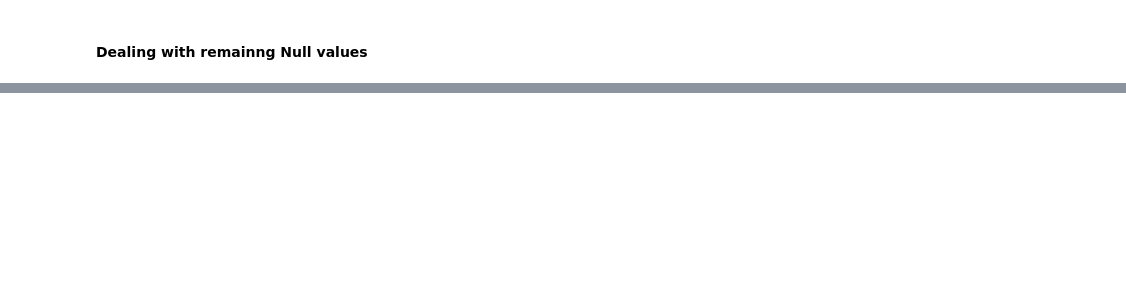
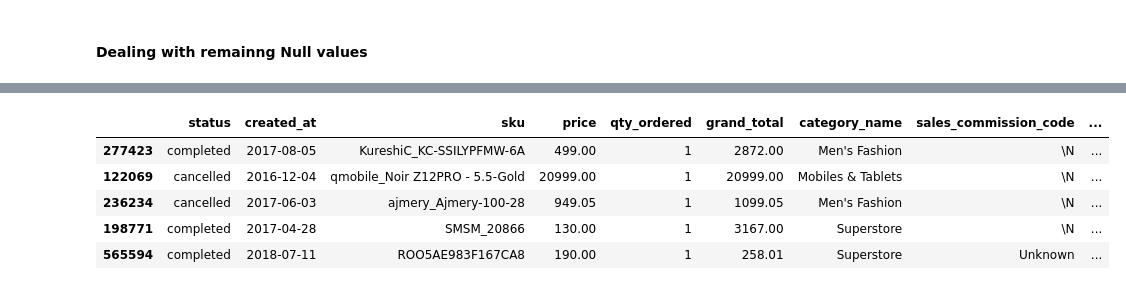
Before and after one commit to alikhanloodhe/Exploratory-and-Explanatory-Data-Analaysis-Data-Visualization, a Jupyter notebook: analysis_Pakistan_e-commerce.ipynb, the cells around one changed output, grey strips where cells are left out. Drawn from its saved outputs; the diff is of its cells as text; code cells hidden in the pictures; blank space fills up the shorter version.

```diff
--- a/analysis_Pakistan_e-commerce.ipynb
+++ b/analysis_Pakistan_e-commerce.ipynb
@@ -309,0 +345,7 @@ df.describe()
+# %%
+# Impouting category names from sku using mode technique
+df['category_name'] = df.groupby('sku')['category_name']\
+                          .transform(lambda x: x.fillna(x.mode()[0] if not x.mode().empty else np.nan))
+# %%
+# For those missing valeus where the sku can't determine the category name cuz we can't find any similar sku with same category
+df['category_name'] = df['category_name'].fillna('Other')
@@ -309,0 +392,29 @@ df.describe()
+# %%
+df['status'] = df['status'].astype(str).str.strip().str.lower().replace({'\\n': np.nan, 'nan': np.nan})
+
+status_map = {
+    "complete": "completed",
+    "received": "completed",
+    "paid": "completed",
+
+    "canceled": "cancelled",
+    "closed": "cancelled",
+
+    "order_refunded": "refunded",
+    "refund": "refunded",
+    "exchange": "refunded",   # exchange is similar to return/refund
+
+    "processing": "processing",
+    "payment_review": "processing",
+
+    "pending": "pending",
+    "pending_paypal": "pending",
+    "holded": "pending",
+
+    "fraud": "fraud",
+
+    'cod': 'other' # Cod is a payment method not order status
+}
+
+df['status'] = df['status'].map(status_map)
+df['status'] = df['status'].fillna('other')
@@ -309,0 +443,13 @@ df.describe()
+# %%
+len(df['sales_commission_code'].unique()) # This column is not useful for our analysis
+# Just filling it now later on we will decide weather to remove it or keep it
+df['sales_commission_code'] = df['sales_commission_code'].fillna('Unknown')
+# %%
+df.sample(5)
+# %% [output]
+|  | status | created_at | sku | price | qty_ordered | grand_total | category_name | sales_commission_code | ... |
+| 277423 | completed | 2017-08-05 | KureshiC_KC-SSILYPFMW-6A | 499.00 | 1 | 2872.00 | Men's Fashion | \N | ... |
+| 122069 | cancelled | 2016-12-04 | qmobile_Noir Z12PRO - 5.5-Gold | 20999.00 | 1 | 20999.00 | Mobiles & Tablets | \N | ... |
+| 236234 | cancelled | 2017-06-03 | ajmery_Ajmery-100-28 | 949.05 | 1 | 1099.05 | Men's Fashion | \N | ... |
+| 198771 | completed | 2017-04-28 | SMSM_20866 | 130.00 | 1 | 3167.00 | Superstore | \N | ... |
+| 565594 | completed | 2018-07-11 | ROO5AE983F167CA8 | 190.00 | 1 | 258.01 | Superstore | Unknown | ... |
```
Also changed, not shown: parts of 28 cells of this notebook.
